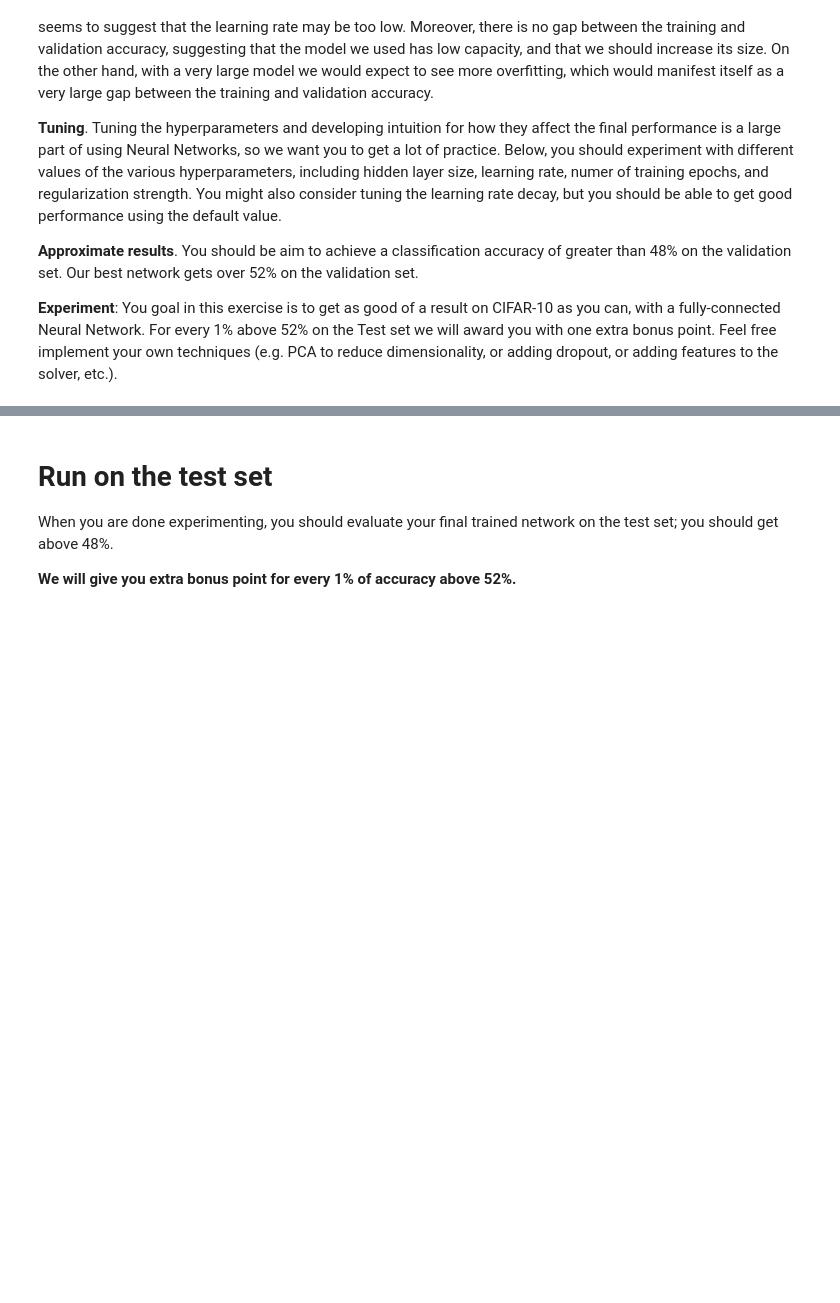
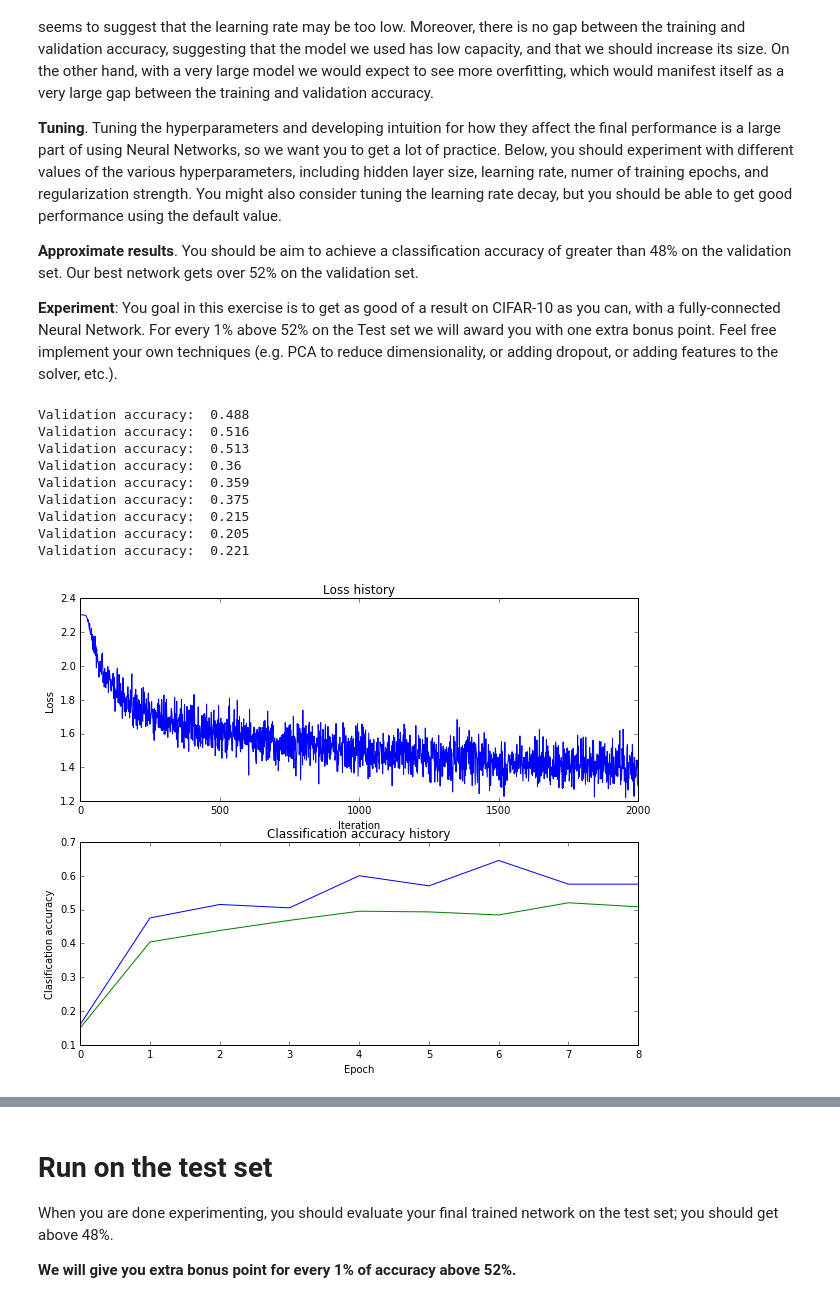
Before and after one commit to xavi1989/cs231n, a Jupyter notebook: assignment1/two_layer_net.ipynb, the cells around one changed output, grey strips where cells are left out. Saved outputs shown, nothing was run; the diff lists cells and outputs as text; code cells hidden in the pictures; blank space fills up the shorter version.

```diff
--- a/assignment1/two_layer_net.ipynb
+++ b/assignment1/two_layer_net.ipynb
@@ -289,23 +295,76 @@ show_net_weights(net)
 **Experiment**: You goal in this exercise is to get as good of a result on CIFAR-10 as you can, with a fully-connected Neural Network. For every 1% above 52% on the Test set we will award you with one extra bonus point. Feel free implement your own techniques (e.g. PCA to reduce dimensionality, or adding dropout, or adding features to the solver, etc.).
 # %%
 best_net = None # store the best model into this
-
+best_acc = 0
+best_stats = None
 #################################################################################
 # TODO: Tune hyperparameters using the validation set. Store your best trained  #
 # model in best_net.                                                            #
 #                                                                               #
 # To help debug your network, it may help to use visualizations similar to the  #
 # ones we used above; these visualizations will have significant qualitative    #
 # differences from the ones we saw above for the poorly tuned network.          #
 #                                                                               #
 # Tweaking hyperparameters by hand can be fun, but you might find it useful to  #
 # write code to sweep through possible combinations of hyperparameters          #
 # automatically like we did on the previous exercises.                          #
 #################################################################################
-pass
+input_size = 32 * 32 * 3
+hidden_size = 50
+num_classes = 10
+lrate = 1 * 10 ** np.linspace(-3, -5, num = 3)
+hidden_size = 50 * np.linspace(1, 3, num = 3)
+
+for lr in lrate:
+    for hs in hidden_size:
+
+        net = TwoLayerNet(input_size, hs, num_classes)
+
+        # Train the network
+        stats = net.train(X_train, y_train, X_val, y_val,
+                    num_iters=2000, batch_size=200,
+                    learning_rate=lr, learning_rate_decay=0.95,
+                    reg=0.5, verbose=False)
+
+
+        # Predict on the validation set
+        val_acc = (net.predict(X_val) == y_val).mean()
+        print 'Validation accuracy: ', val_acc
+
+        if val_acc > best_acc:
+            best_acc = val_acc
+            best_net = net
+            best_stats = stats
+
+
+# Plot the loss function and train / validation accuracies
+plt.subplot(2, 1, 1)
+plt.plot(best_stats['loss_history'])
+plt.title('Loss history')
+plt.xlabel('Iteration')
+plt.ylabel('Loss')
+
+plt.subplot(2, 1, 2)
+plt.plot(best_stats['train_acc_history'], label='train')
+plt.plot(best_stats['val_acc_history'], label='val')
+plt.title('Classification accuracy history')
+plt.xlabel('Epoch')
+plt.ylabel('Clasification accuracy')
+plt.show()
 #################################################################################
 #                               END OF YOUR CODE                                #
 #################################################################################
+# %% [output]
+Validation accuracy:  0.488
+Validation accuracy:  0.516
+Validation accuracy:  0.513
+Validation accuracy:  0.36
+Validation accuracy:  0.359
+Validation accuracy:  0.375
+Validation accuracy:  0.215
+Validation accuracy:  0.205
+Validation accuracy:  0.221
+[figure, added]
 # %%
 # visualize the weights of the best network
 show_net_weights(best_net)
```
Also changed, not shown: parts of 3 cells of this notebook, 1 other file.
